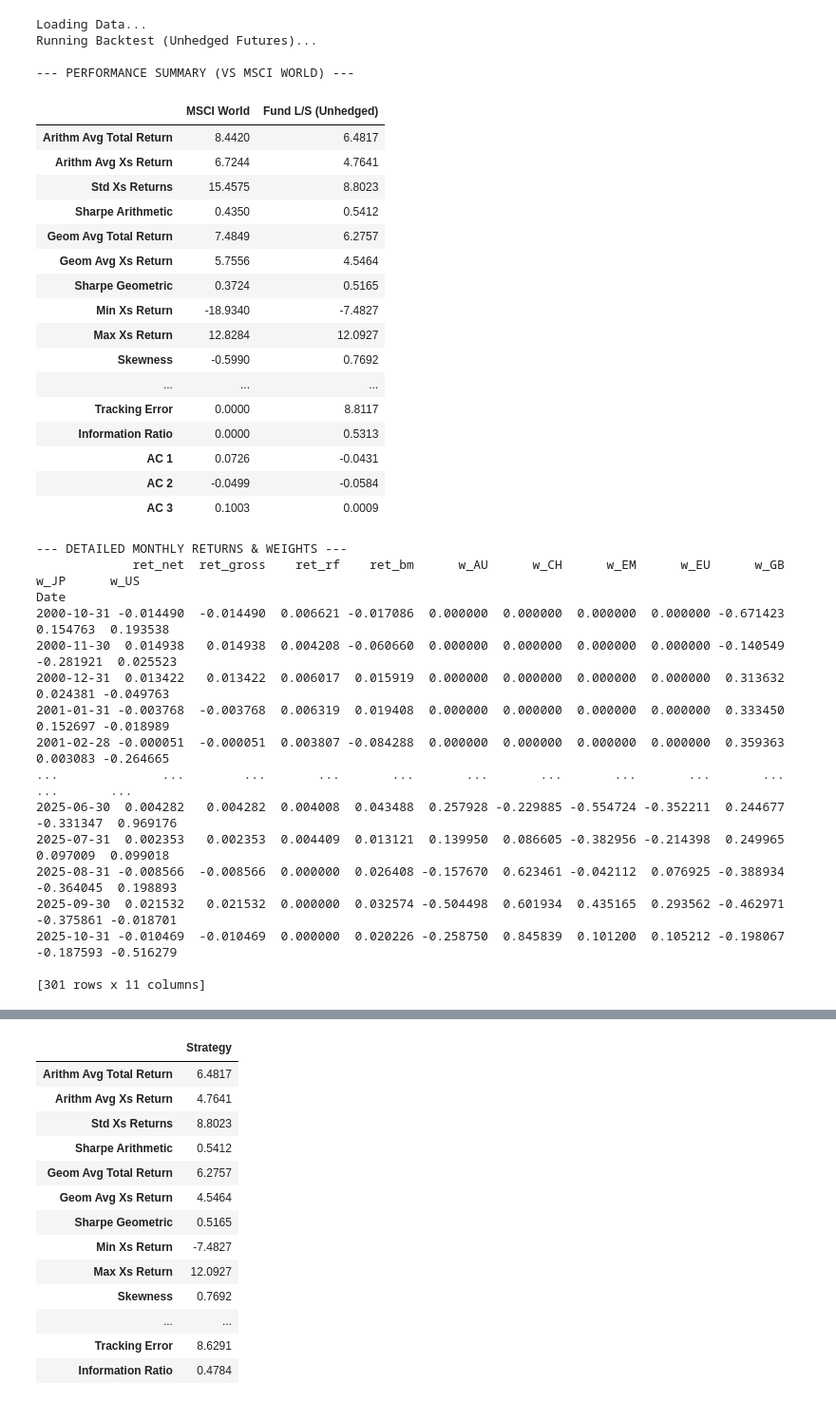
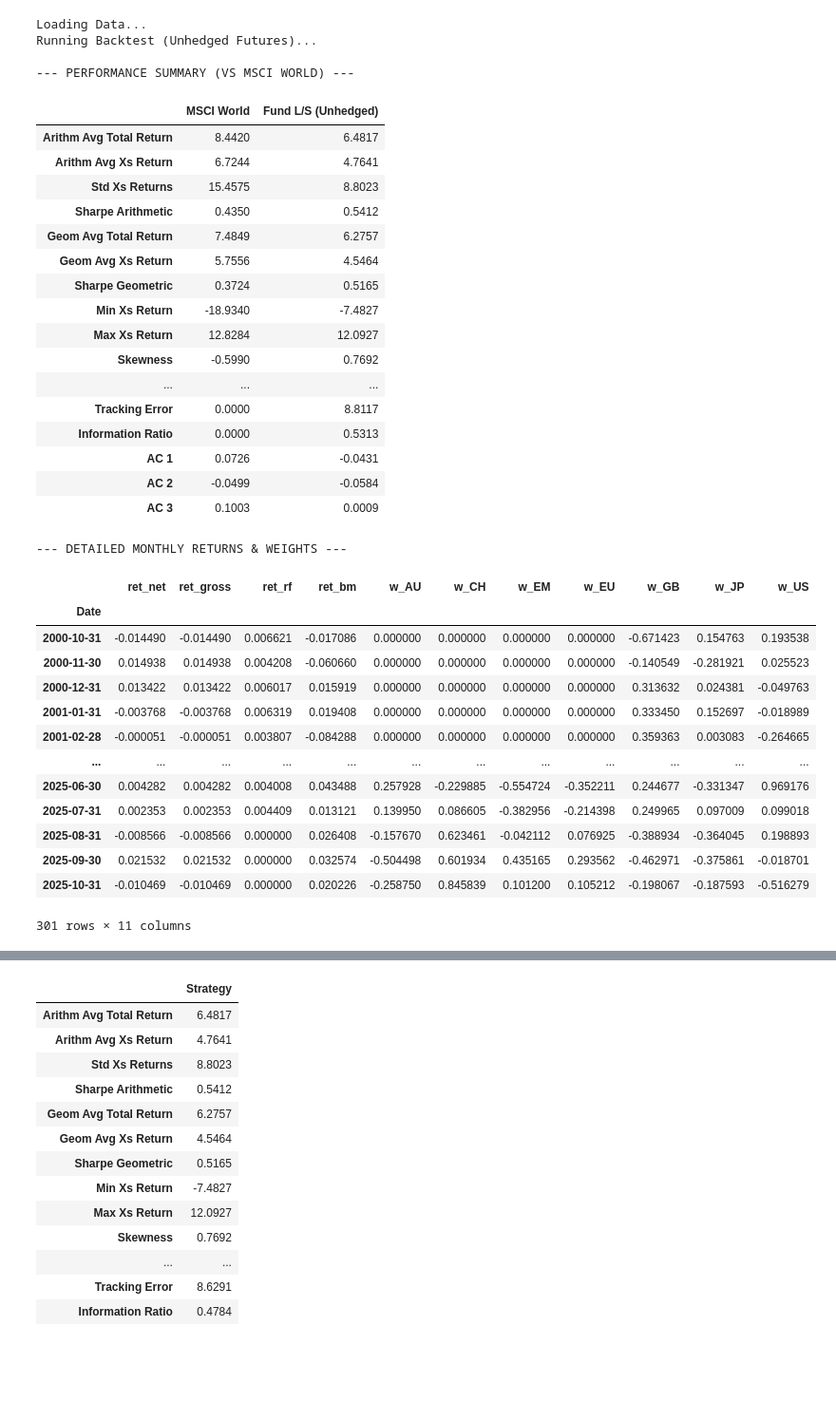
Before and after one commit to DanUZH/PMP_December_8, a Jupyter notebook: Code/Fundamental_strategy.ipynb, the cells around one changed output, grey strips where cells are left out. Shown at 95% size. Saved outputs shown, nothing was run; the diff lists cells and outputs as text; code cells hidden in the pictures; blank space fills up the shorter version.

```diff
--- a/Code/Fundamental_strategy.ipynb
+++ b/Code/Fundamental_strategy.ipynb
@@ -282,10 +266,10 @@ perf_df = pmp.run_cc_strategy(
 # We overwrite it with MSCI World for the summary.
 
 # 1. Align MSCI World returns to the backtest dates
-#aligned_msci = benchmark_returns.reindex(perf_df.index).fillna(0)
+aligned_msci = benchmark_returns.reindex(perf_df.index).fillna(0)
 
 # 2. Inject into results DataFrame
-#perf_df["ret_bm"] = aligned_msci
+perf_df["ret_bm"] = aligned_msci
 
 # E. Plotting & Summary
 perf_df = perf_df[perf_df["turnover"].cumsum() > 0]
@@ -316,7 +300,7 @@ cols_to_show = ["ret_net", "ret_gross", "ret_rf", "ret_bm"] + [
 
 pd.set_option('display.max_columns', None)
 pd.set_option('display.width', 1000)
-print(perf_df[cols_to_show])
+display(perf_df[cols_to_show])
 
 # --------------------------------------------------
 # Plot performance & weights
@@ -330,48 +314,49 @@ plt.title("Strategy Performance vs MSCI World (Excess)")
 plt.ylabel("Cumulative Wealth")
 plt.yscale("log")
 plt.legend()
 plt.grid(True, alpha=0.3)
 
+
+
 plt.tight_layout()
 plt.show()
 # %% [output]
 Loading Data...
 Running Backtest (Unhedged Futures)...
 
 --- PERFORMANCE SUMMARY (VS MSCI WORLD) ---
 |  | MSCI World | Fund L/S (Unhedged) |
 | Arithm Avg Total Return | 8.4420 | 6.4817 |
 | Arithm Avg Xs Return | 6.7244 | 4.7641 |
 | Std Xs Returns | 15.4575 | 8.8023 |
 | Sharpe Arithmetic | 0.4350 | 0.5412 |
 | Geom Avg Total Return | 7.4849 | 6.2757 |
 | Geom Avg Xs Return | 5.7556 | 4.5464 |
 | Sharpe Geometric | 0.3724 | 0.5165 |
 | Min Xs Return | -18.9340 | -7.4827 |
 | Max Xs Return | 12.8284 | 12.0927 |
 | Skewness | -0.5990 | 0.7692 |
 | ... | ... | ... |
 | Tracking Error | 0.0000 | 8.8117 |
 | Information Ratio | 0.0000 | 0.5313 |
 | AC 1 | 0.0726 | -0.0431 |
 | AC 2 | -0.0499 | -0.0584 |
 | AC 3 | 0.1003 | 0.0009 |
 --- DETAILED MONTHLY RETURNS & WEIGHTS ---
-             ret_net  ret_gross    ret_rf    ret_bm      w_AU      w_CH      w_EM      w_EU      w_GB      w_JP      w_US
-Date
-2000-10-31 -0.014490  -0.014490  0.006621 -0.017086  0.000000  0.000000  0.000000  0.000000 -0.671423  0.154763  0.193538
-2000-11-30  0.014938   0.014938  0.004208 -0.060660  0.000000  0.000000  0.000000  0.000000 -0.140549 -0.281921  0.025523
-2000-12-31  0.013422   0.013422  0.006017  0.015919  0.000000  0.000000  0.000000  0.000000  0.313632  0.024381 -0.049763
-2001-01-31 -0.003768  -0.003768  0.006319  0.019408  0.000000  0.000000  0.000000  0.000000  0.333450  0.152697 -0.018989
-2001-02-28 -0.000051  -0.000051  0.003807 -0.084288  0.000000  0.000000  0.000000  0.000000  0.359363  0.003083 -0.264665
-...              ...        ...       ...       ...       ...       ...       ...       ...       ...       ...       ...
-2025-06-30  0.004282   0.004282  0.004008  0.043488  0.257928 -0.229885 -0.554724 -0.352211  0.244677 -0.331347  0.969176
-2025-07-31  0.002353   0.002353  0.004409  0.013121  0.139950  0.086605 -0.382956 -0.214398  0.249965  0.097009  0.099018
-2025-08-31 -0.008566  -0.008566  0.000000  0.026408 -0.157670  0.623461 -0.042112  0.076925 -0.388934 -0.364045  0.198893
-2025-09-30  0.021532   0.021532  0.000000  0.032574 -0.504498  0.601934  0.435165  0.293562 -0.462971 -0.375861 -0.018701
-2025-10-31 -0.010469  -0.010469  0.000000  0.020226 -0.258750  0.845839  0.101200  0.105212 -0.198067 -0.187593 -0.516279
-
-[301 rows x 11 columns]
+|  | ret_net | ret_gross | ret_rf | ret_bm | w_AU | w_CH | w_EM | w_EU | w_GB | w_JP | w_US |
+| Date |  |  |  |  |  |  |  |  |  |  |  |
+| 2000-10-31 | -0.014490 | -0.014490 | 0.006621 | -0.017086 | 0.000000 | 0.000000 | 0.000000 | 0.000000 | -0.671423 | 0.154763 | 0.193538 |
+| 2000-11-30 | 0.014938 | 0.014938 | 0.004208 | -0.060660 | 0.000000 | 0.000000 | 0.000000 | 0.000000 | -0.140549 | -0.281921 | 0.025523 |
+| 2000-12-31 | 0.013422 | 0.013422 | 0.006017 | 0.015919 | 0.000000 | 0.000000 | 0.000000 | 0.000000 | 0.313632 | 0.024381 | -0.049763 |
+| 2001-01-31 | -0.003768 | -0.003768 | 0.006319 | 0.019408 | 0.000000 | 0.000000 | 0.000000 | 0.000000 | 0.333450 | 0.152697 | -0.018989 |
+| 2001-02-28 | -0.000051 | -0.000051 | 0.003807 | -0.084288 | 0.000000 | 0.000000 | 0.000000 | 0.000000 | 0.359363 | 0.003083 | -0.264665 |
+| ... | ... | ... | ... | ... | ... | ... | ... | ... | ... | ... | ... |
+| 2025-06-30 | 0.004282 | 0.004282 | 0.004008 | 0.043488 | 0.257928 | -0.229885 | -0.554724 | -0.352211 | 0.244677 | -0.331347 | 0.969176 |
+| 2025-07-31 | 0.002353 | 0.002353 | 0.004409 | 0.013121 | 0.139950 | 0.086605 | -0.382956 | -0.214398 | 0.249965 | 0.097009 | 0.099018 |
+| 2025-08-31 | -0.008566 | -0.008566 | 0.000000 | 0.026408 | -0.157670 | 0.623461 | -0.042112 | 0.076925 | -0.388934 | -0.364045 | 0.198893 |
+| 2025-09-30 | 0.021532 | 0.021532 | 0.000000 | 0.032574 | -0.504498 | 0.601934 | 0.435165 | 0.293562 | -0.462971 | -0.375861 | -0.018701 |
+| 2025-10-31 | -0.010469 | -0.010469 | 0.000000 | 0.020226 | -0.258750 | 0.845839 | 0.101200 | 0.105212 | -0.198067 | -0.187593 | -0.516279 |
+301 rows × 11 columns
 [figure]
 # %%
 pmp.run_factor_regression(perf_df, famafrench_data, alreadyXs=True)
```
Also changed, not shown: parts of 1 cell of this notebook, 3 other files.
